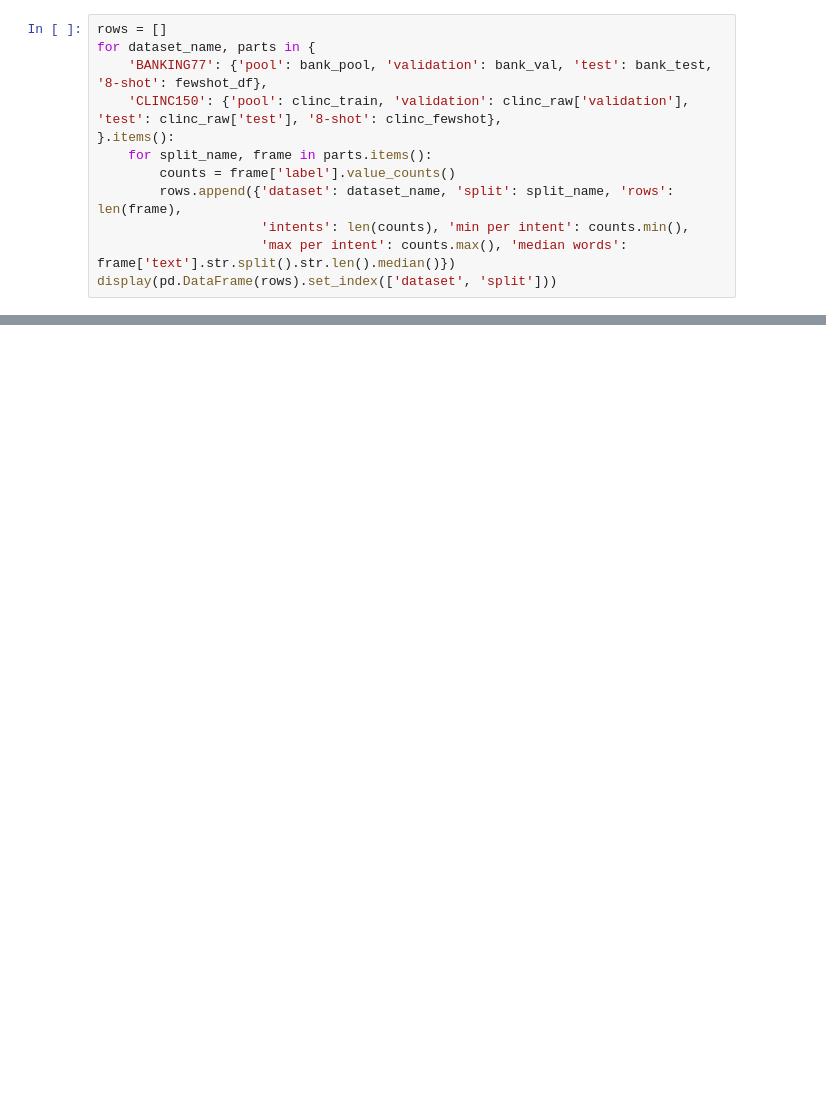
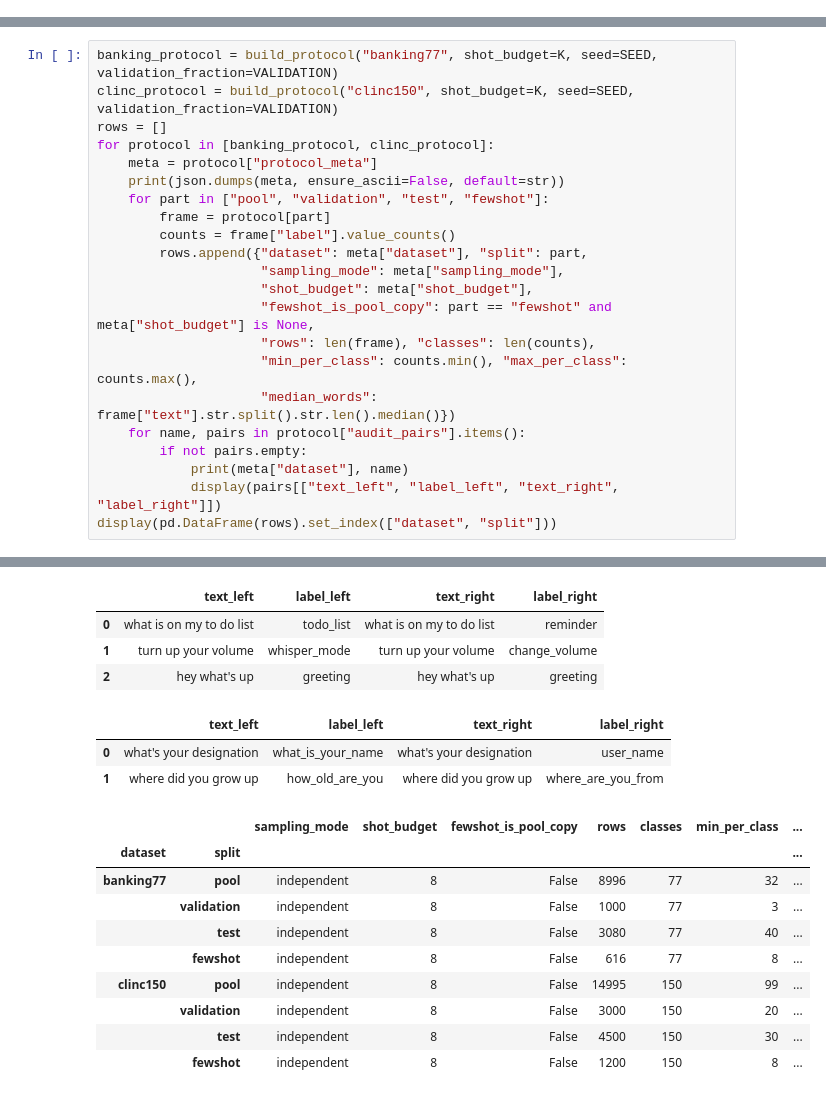
Before and after one commit to LengsL/UNNC_NLP, a Jupyter notebook: CW/COMP4153_CW1/notebooks/01_dataset_exploration.ipynb, the cells around one changed output, grey strips where cells are left out. Drawn from its saved outputs; the diff is of its cells as text; blank space fills up the shorter version.

```diff
--- a/CW/COMP4153_CW1/notebooks/01_dataset_exploration.ipynb
+++ b/CW/COMP4153_CW1/notebooks/01_dataset_exploration.ipynb
@@ -213,12 +0,0 @@ The 8-shot rows are subsets of the corresponding training pools. Length is measu
-# %%
-rows = []
-for dataset_name, parts in {
-    'BANKING77': {'pool': bank_pool, 'validation': bank_val, 'test': bank_test, '8-shot': fewshot_df},
-    'CLINC150': {'pool': clinc_train, 'validation': clinc_raw['validation'], 'test': clinc_raw['test'], '8-shot': clinc_fewshot},
-}.items():
-    for split_name, frame in parts.items():
-        counts = frame['label'].value_counts()
-        rows.append({'dataset': dataset_name, 'split': split_name, 'rows': len(frame),
-                     'intents': len(counts), 'min per intent': counts.min(),
-                     'max per intent': counts.max(), 'median words': frame['text'].str.split().str.len().median()})
-display(pd.DataFrame(rows).set_index(['dataset', 'split']))
@@ -265,0 +315,23 @@ Verified all 14 protocol files against the saved version.
+# %%
+banking_protocol = build_protocol("banking77", shot_budget=K, seed=SEED, validation_fraction=VALIDATION)
+clinc_protocol = build_protocol("clinc150", shot_budget=K, seed=SEED, validation_fraction=VALIDATION)
+rows = []
+for protocol in [banking_protocol, clinc_protocol]:
+    meta = protocol["protocol_meta"]
+    print(json.dumps(meta, ensure_ascii=False, default=str))
+    for part in ["pool", "validation", "test", "fewshot"]:
+        frame = protocol[part]
+        counts = frame["label"].value_counts()
+        rows.append({"dataset": meta["dataset"], "split": part,
+                     "sampling_mode": meta["sampling_mode"],
+                     "shot_budget": meta["shot_budget"],
+                     "fewshot_is_pool_copy": part == "fewshot" and meta["shot_budget"] is None,
+                     "rows": len(frame), "classes": len(counts),
+                     "min_per_class": counts.min(), "max_per_class": counts.max(),
+                     "median_words": frame["text"].str.split().str.len().median()})
+    for name, pairs in protocol["audit_pairs"].items():
+        if not pairs.empty:
+            print(meta["dataset"], name)
+            display(pairs[["text_left", "label_left", "text_right", "label_right"]])
+display(pd.DataFrame(rows).set_index(["dataset", "split"]))
+# %% [output]
@@ -265,0 +355,17 @@ Verified all 14 protocol files against the saved version.
+|  | text_left | label_left | text_right | label_right |
+| 0 | what is on my to do list | todo_list | what is on my to do list | reminder |
+| 1 | turn up your volume | whisper_mode | turn up your volume | change_volume |
+| 2 | hey what's up | greeting | hey what's up | greeting |
+|  | text_left | label_left | text_right | label_right |
+| 0 | what's your designation | what_is_your_name | what's your designation | user_name |
+| 1 | where did you grow up | how_old_are_you | where did you grow up | where_are_you_from |
+|  |  | sampling_mode | shot_budget | fewshot_is_pool_copy | rows | classes | min_per_class | ... |
+| dataset | split |  |  |  |  |  |  | ... |
+| banking77 | pool | independent | 8 | False | 8996 | 77 | 32 | ... |
+|  | validation | independent | 8 | False | 1000 | 77 | 3 | ... |
+|  | test | independent | 8 | False | 3080 | 77 | 40 | ... |
+|  | fewshot | independent | 8 | False | 616 | 77 | 8 | ... |
+| clinc150 | pool | independent | 8 | False | 14995 | 150 | 99 | ... |
+|  | validation | independent | 8 | False | 3000 | 150 | 20 | ... |
+|  | test | independent | 8 | False | 4500 | 150 | 30 | ... |
+|  | fewshot | independent | 8 | False | 1200 | 150 | 8 | ... |
```
Also changed, not shown: parts of 20 cells of this notebook, 37 other files.
